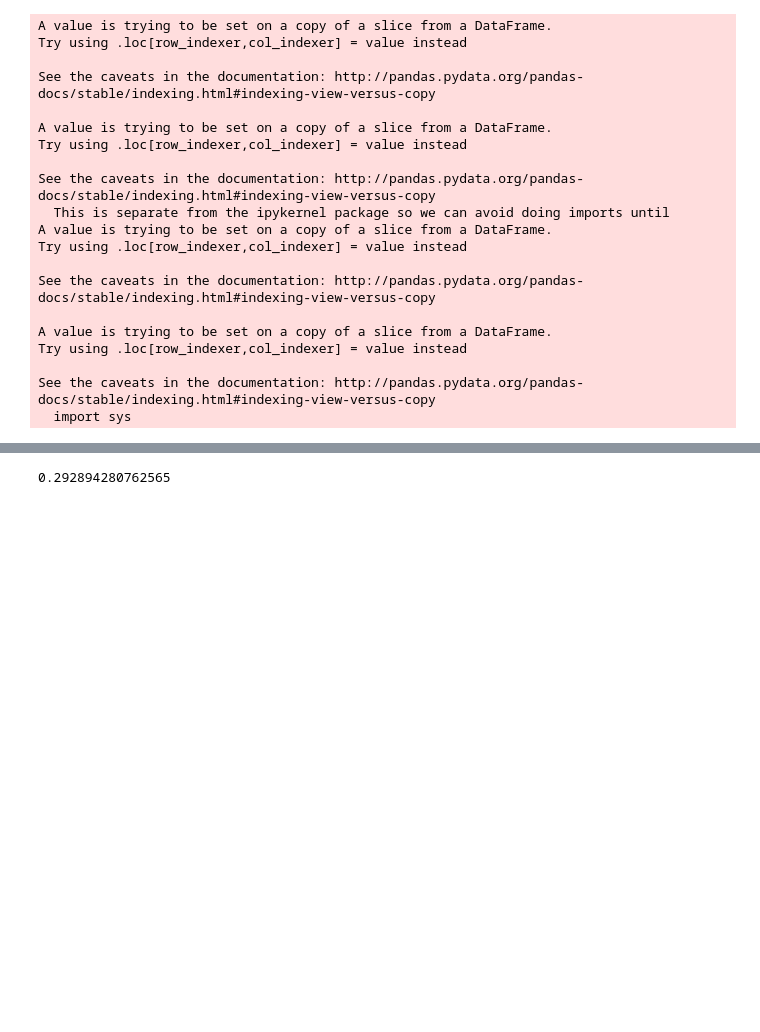
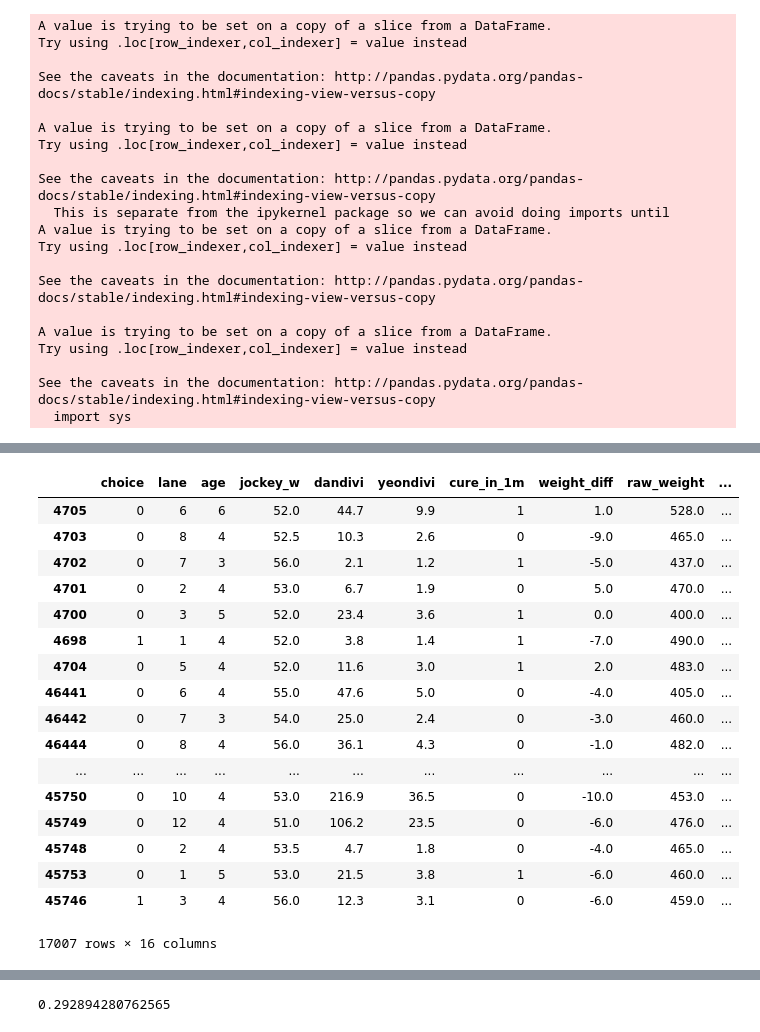
Before and after one commit to letsrunpark/horserace, a Jupyter notebook: clogit/clogit.ipynb, the cells around one changed output, grey strips where cells are left out. Drawn from its saved outputs; the diff is of its cells as text; code cells hidden in the pictures; blank space fills up the shorter version.

```diff
--- a/clogit/clogit.ipynb
+++ b/clogit/clogit.ipynb
@@ -123,4 +102,0 @@ MemoryError:
-# %%
-test['sex1'] = (test['sex'] == '수').apply(int)
-test['sex2'] = (test['sex'] == '암').apply(int)
-del test['sex']
@@ -127,14 +129,4 @@ del test['sex']
 # %%
 train = train[train['horse_level_num'] > 0]
-# %%
-def rank(x):
-    y=str(x)
-    if len(y) == 2:
-        return int(y[0])+int(y[1])
-    if len(y) == 3:
-        return int(y[:2])+int(y[2])
-    else:
-        return int(y[:2])+int(y[2:])
-test['prev_rank'] = test['prev_rank'].apply(rank)
 # %%
 groupids = list(set(train['groupid']))
@@ -189,3 +132,0 @@ test.to_csv('clogit_test.csv', encoding='utf-8', index=False)
-# %%
-import pandas as pd
-test = pd.read_csv('clogit_test.csv', encoding='utf-8')
@@ -198,2 +132,0 @@ PermissionError: [Errno 13] Permission denied: 'clogit_test.csv'
-# %%
-test['phat']=pd.read_csv('dfdsaf.csv', header=None)
@@ -201,0 +176,21 @@ test = test.sort_values(by=['groupid'])
+# %%
+test[use]
+# %% [output]
+|  | choice | lane | age | jockey_w | dandivi | yeondivi | cure_in_1m | weight_diff | raw_weight | ... |
+| 4705 | 0 | 6 | 6 | 52.0 | 44.7 | 9.9 | 1 | 1.0 | 528.0 | ... |
+| 4703 | 0 | 8 | 4 | 52.5 | 10.3 | 2.6 | 0 | -9.0 | 465.0 | ... |
+| 4702 | 0 | 7 | 3 | 56.0 | 2.1 | 1.2 | 1 | -5.0 | 437.0 | ... |
+| 4701 | 0 | 2 | 4 | 53.0 | 6.7 | 1.9 | 0 | 5.0 | 470.0 | ... |
+| 4700 | 0 | 3 | 5 | 52.0 | 23.4 | 3.6 | 1 | 0.0 | 400.0 | ... |
+| 4698 | 1 | 1 | 4 | 52.0 | 3.8 | 1.4 | 1 | -7.0 | 490.0 | ... |
+| 4704 | 0 | 5 | 4 | 52.0 | 11.6 | 3.0 | 1 | 2.0 | 483.0 | ... |
+| 46441 | 0 | 6 | 4 | 55.0 | 47.6 | 5.0 | 0 | -4.0 | 405.0 | ... |
+| 46442 | 0 | 7 | 3 | 54.0 | 25.0 | 2.4 | 0 | -3.0 | 460.0 | ... |
+| 46444 | 0 | 8 | 4 | 56.0 | 36.1 | 4.3 | 0 | -1.0 | 482.0 | ... |
+| ... | ... | ... | ... | ... | ... | ... | ... | ... | ... | ... |
+| 45750 | 0 | 10 | 4 | 53.0 | 216.9 | 36.5 | 0 | -10.0 | 453.0 | ... |
+| 45749 | 0 | 12 | 4 | 51.0 | 106.2 | 23.5 | 0 | -6.0 | 476.0 | ... |
+| 45748 | 0 | 2 | 4 | 53.5 | 4.7 | 1.8 | 0 | -4.0 | 465.0 | ... |
+| 45753 | 0 | 1 | 5 | 53.0 | 21.5 | 3.8 | 1 | -6.0 | 460.0 | ... |
+| 45746 | 1 | 3 | 4 | 56.0 | 12.3 | 3.1 | 0 | -6.0 | 459.0 | ... |
+17007 rows × 16 columns
```
Also changed, not shown: parts of 53 cells of this notebook.
